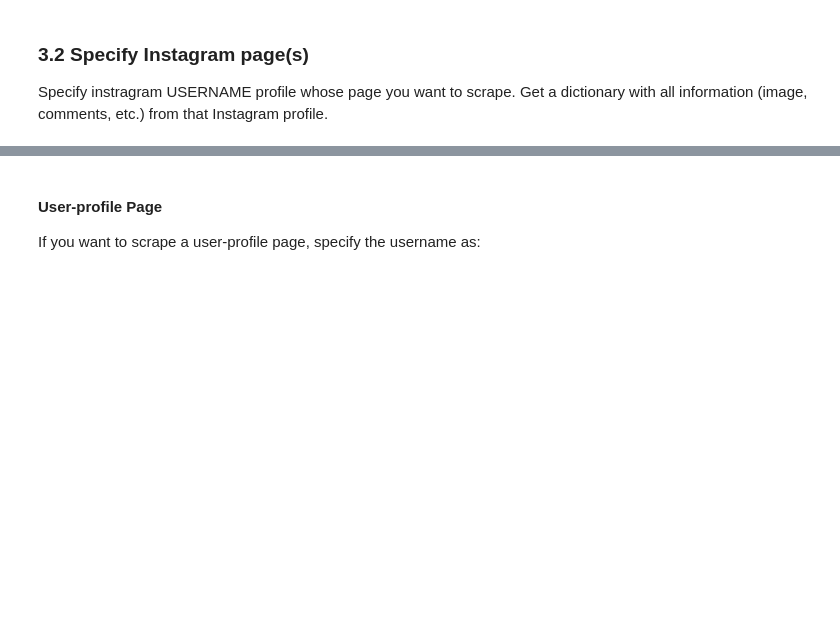
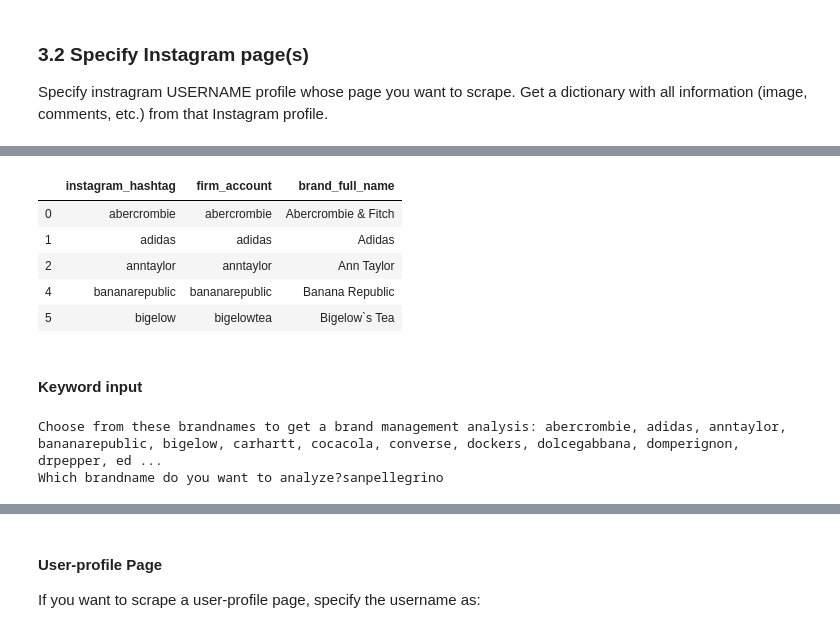
Before and after one commit to snoweZz/DLfM_BrandManagement, a Jupyter notebook: src/02. Get_Images_From_Instagram.ipynb, the cells around one changed output, grey strips where cells are left out. Saved outputs shown, nothing was run; the diff lists cells and outputs as text; code cells hidden in the pictures; blank space fills up the shorter version.

Commit message:
keyword input

```diff
--- a/src/02. Get_Images_From_Instagram.ipynb
+++ b/src/02. Get_Images_From_Instagram.ipynb
@@ -243,0 +267,13 @@ Specify instragram USERNAME profile whose page you want to scrape. Get a diction
+# %%
+# items to be removed from conversion dataframe
+agelimited_brands = ['bacardiusa', 'budlight', 'budweiser', 'coorslight', 'corona', 'greygoose', 'jackdaniels_us', 'korbel_1882']
+
+convert = convert[~(convert.firm_account.isin(agelimited_brands))]
+convert.head()
+# %% [output]
+|  | instagram_hashtag | firm_account | brand_full_name |
+| 0 | abercrombie | abercrombie | Abercrombie & Fitch |
+| 1 | adidas | adidas | Adidas |
+| 2 | anntaylor | anntaylor | Ann Taylor |
+| 4 | bananarepublic | bananarepublic | Banana Republic |
+| 5 | bigelow | bigelowtea | Bigelow`s Tea |
@@ -243,0 +287,2 @@ Specify instragram USERNAME profile whose page you want to scrape. Get a diction
+# %% [markdown]
+#### Keyword input
@@ -243,0 +292,7 @@ Specify instragram USERNAME profile whose page you want to scrape. Get a diction
+# %%
+print('Choose from these brandnames to get a brand management analysis:', brands_on_display)
+keyword = input('Which brandname do you want to analyze?')
+# 'sanpellegrino'
+# %% [output]
+Choose from these brandnames to get a brand management analysis: abercrombie, adidas, anntaylor, bananarepublic, bigelow, carhartt, cocacola, converse, dockers, dolcegabbana, domperignon, drpepper, ed ...
+Which brandname do you want to analyze?sanpellegrino
```
Also changed, not shown: parts of 41 cells of this notebook, 1 other file.
